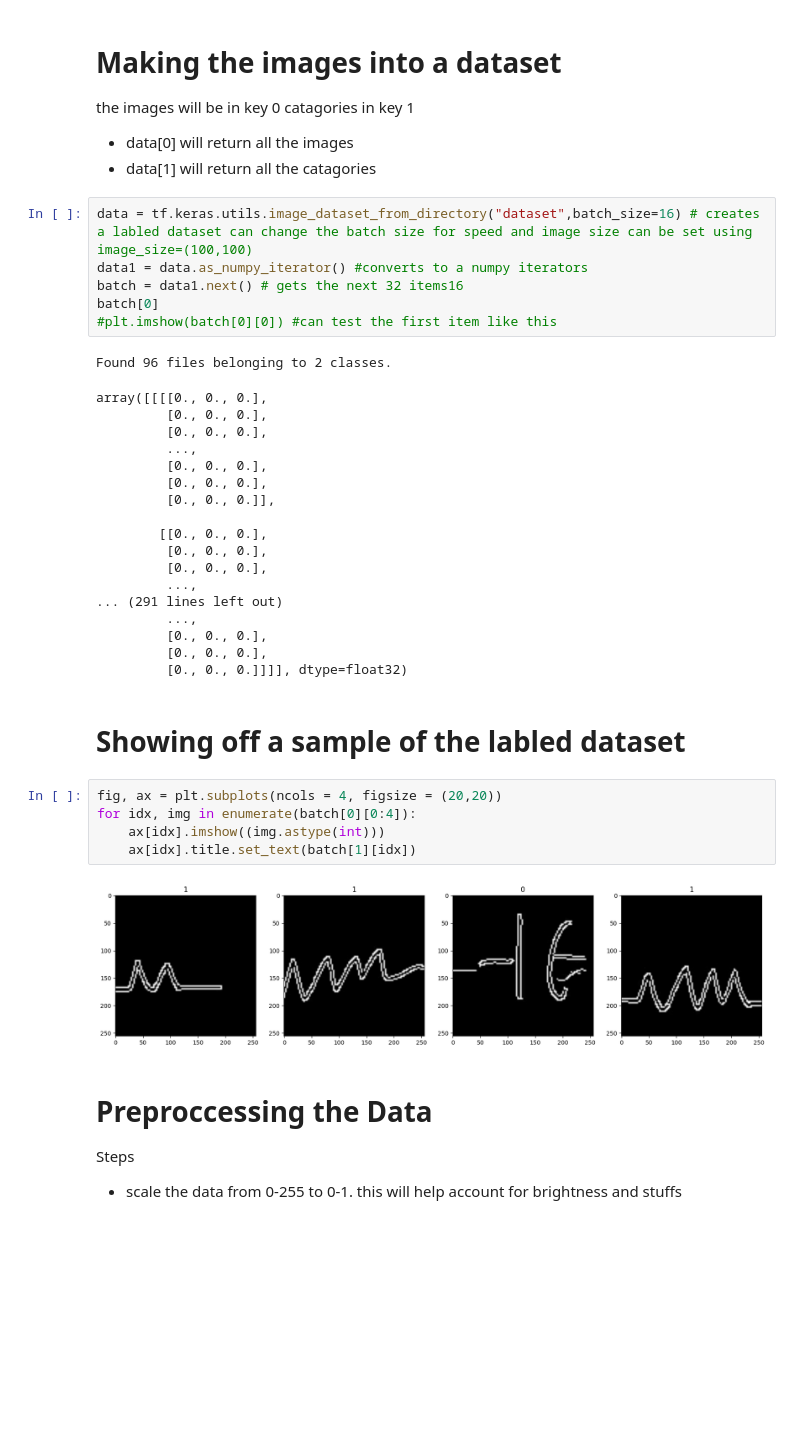
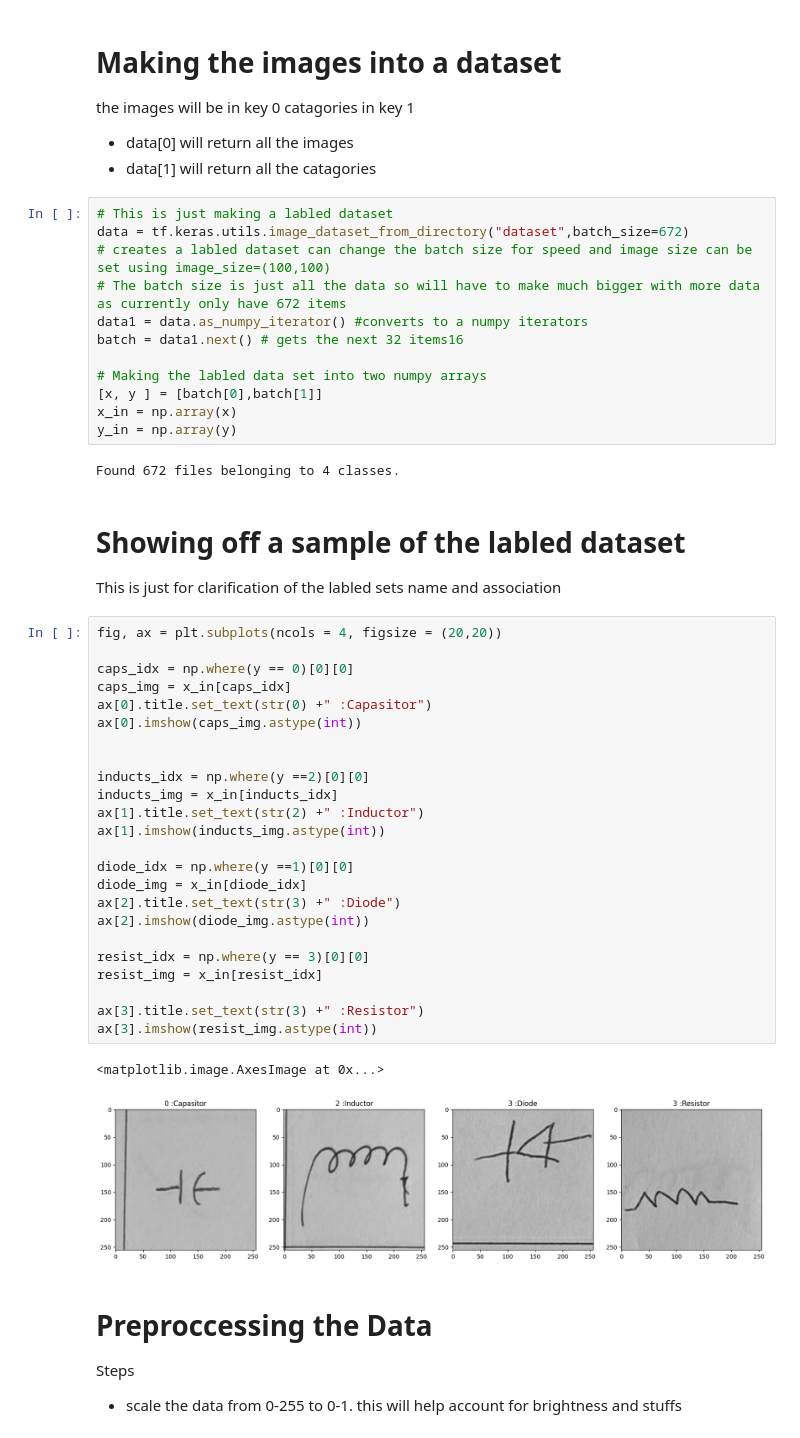
Before and after one commit to ThomasLukeGreenwood/EEE4114_SymbolDetect, a Jupyter notebook: predicitons.ipynb, the cells around one changed output. Saved outputs shown, nothing was run; the diff lists cells and outputs as text; blank space fills up the shorter version.

```diff
--- a/predicitons.ipynb
+++ b/predicitons.ipynb
@@ -13,39 +18,50 @@ the images will be in key 0 catagories in key 1
 * data[0] will return all the images
 * data[1] will return all the catagories
 # %%
-data = tf.keras.utils.image_dataset_from_directory("dataset",batch_size=16) # creates a labled dataset can change the batch size for speed and image size can be set using image_size=(100,100)
+# This is just making a labled dataset
+data = tf.keras.utils.image_dataset_from_directory("dataset",batch_size=672)
+# creates a labled dataset can change the batch size for speed and image size can be set using image_size=(100,100)
+# The batch size is just all the data so will have to make much bigger with more data as currently only have 672 items
 data1 = data.as_numpy_iterator() #converts to a numpy iterators
 batch = data1.next() # gets the next 32 items16
-batch[0]
-#plt.imshow(batch[0][0]) #can test the first item like this
+
+# Making the labled data set into two numpy arrays
+[x, y ] = [batch[0],batch[1]]
+x_in = np.array(x)
+y_in = np.array(y)
 # %% [output]
-Found 96 files belonging to 2 classes.
+Found 672 files belonging to 4 classes.
-array([[[[0., 0., 0.],
-         [0., 0., 0.],
-         [0., 0., 0.],
-         ...,
-         [0., 0., 0.],
-         [0., 0., 0.],
-         [0., 0., 0.]],
-
-        [[0., 0., 0.],
-         [0., 0., 0.],
-         [0., 0., 0.],
-         ...,
-... (291 lines left out)
-         ...,
-         [0., 0., 0.],
-         [0., 0., 0.],
-         [0., 0., 0.]]]], dtype=float32)
 # %% [markdown]
 # Showing off a sample of the labled dataset
+
+This is just for clarification of the labled sets name and association
-# %%
-fig, ax = plt.subplots(ncols = 4, figsize = (20,20))
-for idx, img in enumerate(batch[0][0:4]):
-    ax[idx].imshow((img.astype(int)))
-    ax[idx].title.set_text(batch[1][idx])
-# %% [output]
-[figure, removed]
+# %%
+fig, ax = plt.subplots(ncols = 4, figsize = (20,20))
+
+caps_idx = np.where(y == 0)[0][0]
+caps_img = x_in[caps_idx]
+ax[0].title.set_text(str(0) +" :Capasitor")
+ax[0].imshow(caps_img.astype(int))
+
+
+inducts_idx = np.where(y ==2)[0][0]
+inducts_img = x_in[inducts_idx]
+ax[1].title.set_text(str(2) +" :Inductor")
+ax[1].imshow(inducts_img.astype(int))
+
+diode_idx = np.where(y ==1)[0][0]
+diode_img = x_in[diode_idx]
+ax[2].title.set_text(str(3) +" :Diode")
+ax[2].imshow(diode_img.astype(int))
+
+resist_idx = np.where(y == 3)[0][0]
+resist_img = x_in[resist_idx]
+
+ax[3].title.set_text(str(3) +" :Resistor")
+ax[3].imshow(resist_img.astype(int))
+# %% [output]
+<matplotlib.image.AxesImage at 0x...>
+[figure, added]
 # %% [markdown]
 # Preproccessing the Data
 
```
Also changed, not shown: parts of 25 cells of this notebook, 1 other file.
